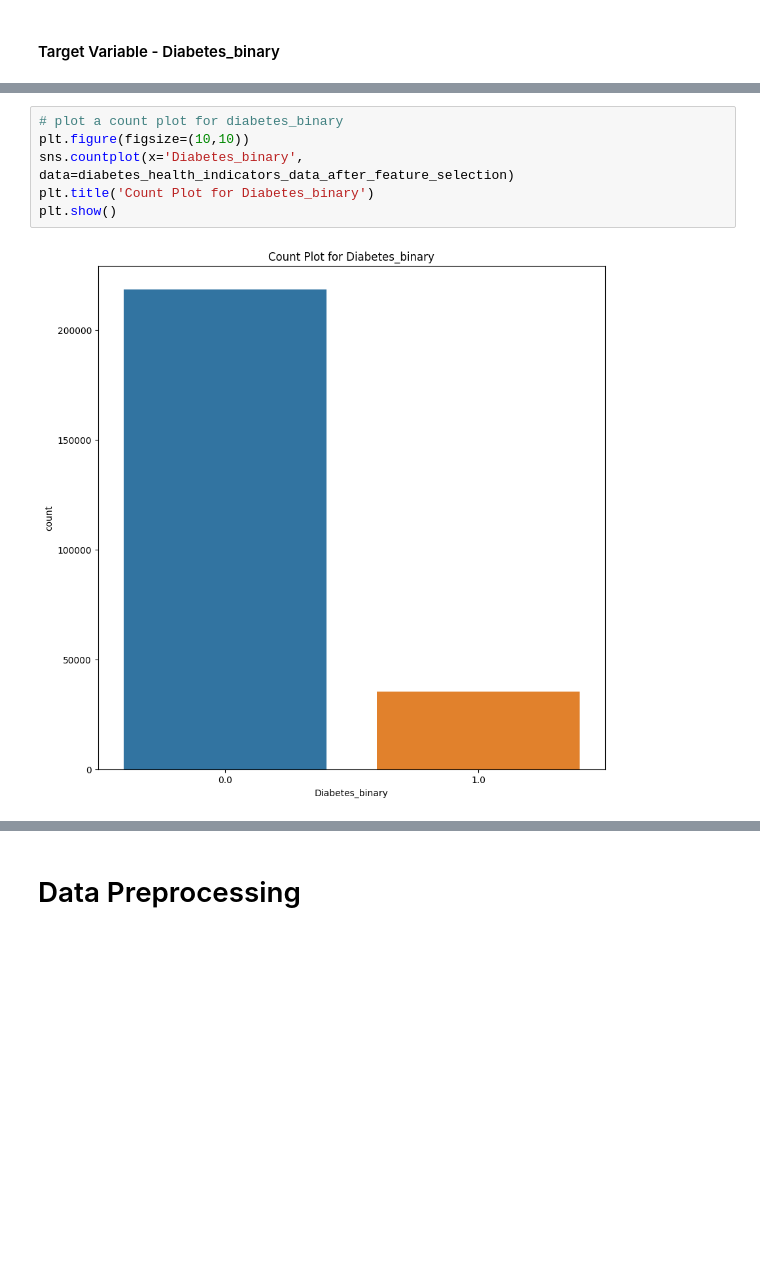
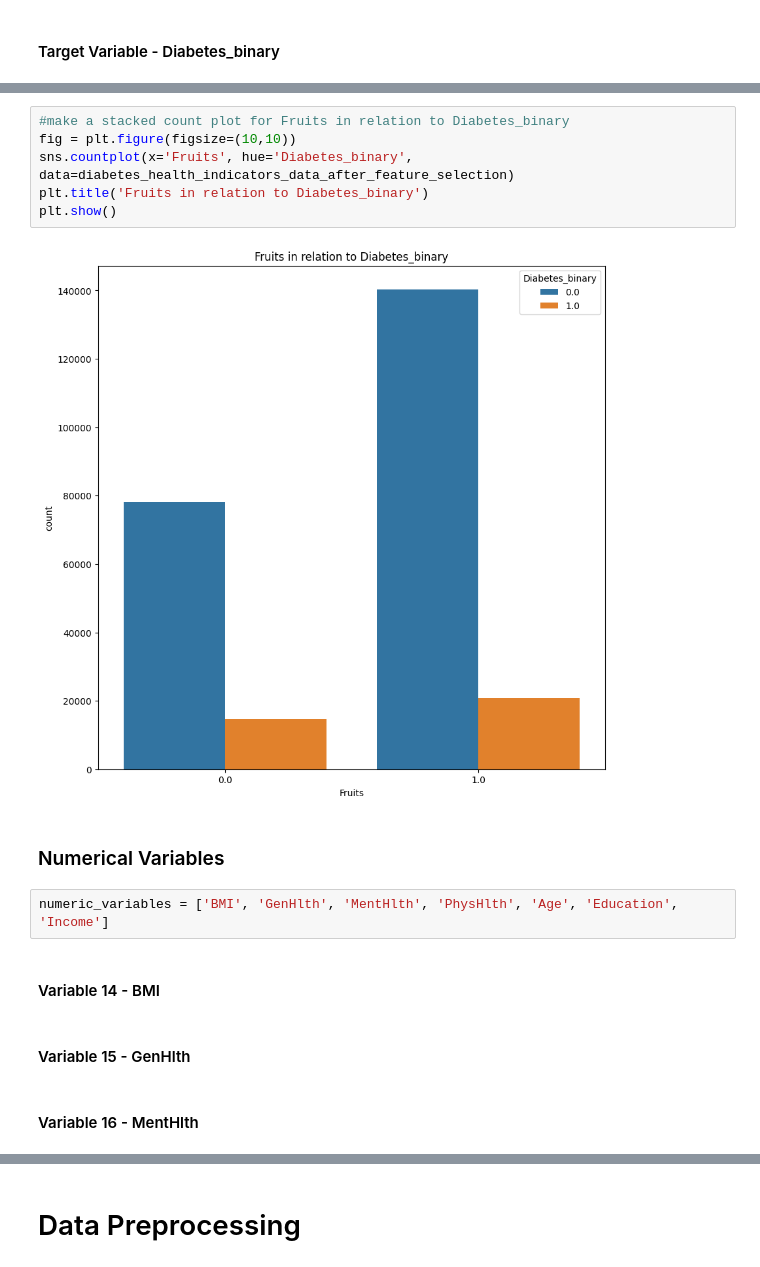
Before and after one commit to RileyLeo/Diabetes-Prediction-ML, a Jupyter notebook: notebook.ipynb, the cells around one changed output, grey strips where cells are left out. Cells and saved outputs as stored; diff of their text form; blank space fills up the shorter version.

Commit message:
added EDA on Categorical Variables

```diff
--- a/notebook.ipynb
+++ b/notebook.ipynb
@@ -341,8 +492,18 @@ diabetes_health_indicators_data_after_feature_selection.shape
 # %%
-# plot a count plot for diabetes_binary
-plt.figure(figsize=(10,10))
-sns.countplot(x='Diabetes_binary', data=diabetes_health_indicators_data_after_feature_selection)
-plt.title('Count Plot for Diabetes_binary')
+#make a stacked count plot for Fruits in relation to Diabetes_binary
+fig = plt.figure(figsize=(10,10))
+sns.countplot(x='Fruits', hue='Diabetes_binary', data=diabetes_health_indicators_data_after_feature_selection)
+plt.title('Fruits in relation to Diabetes_binary')
 plt.show()
 # %% [output]
-[figure, old version]
+[figure, new version]
+# %% [markdown]
+### Numerical Variables
+# %%
+numeric_variables = ['BMI', 'GenHlth', 'MentHlth', 'PhysHlth', 'Age', 'Education', 'Income']
+# %% [markdown]
+#### Variable 14 - BMI
+# %% [markdown]
+#### Variable 15 - GenHlth
+# %% [markdown]
+#### Variable 16 - MentHlth
```
Also changed, not shown: parts of 34 cells of this notebook.
